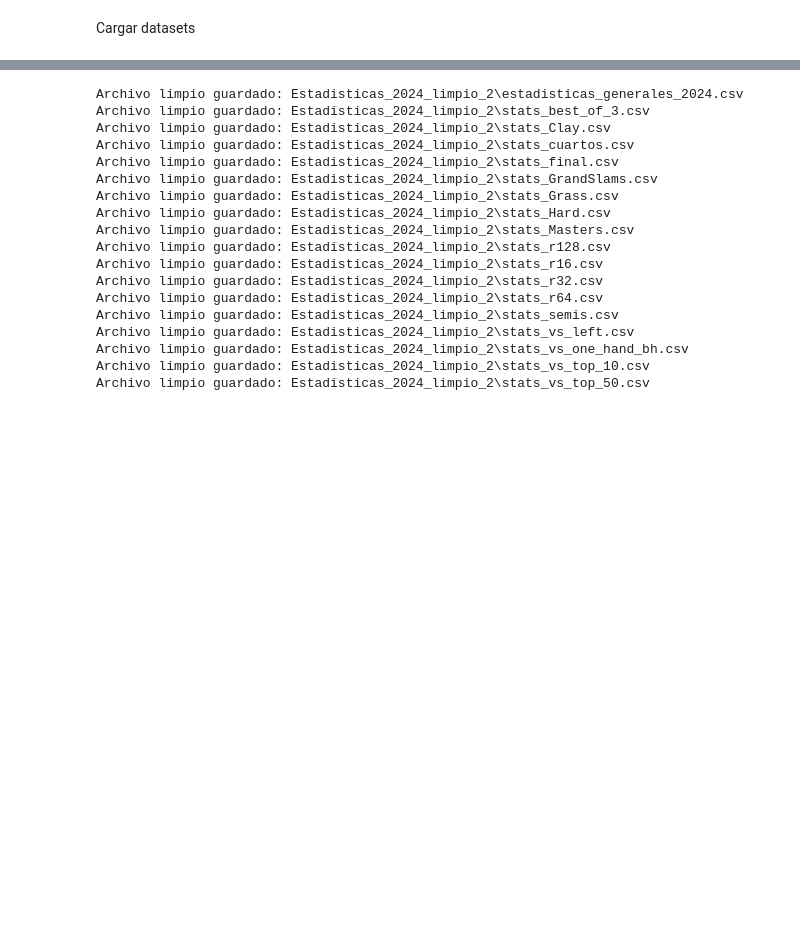
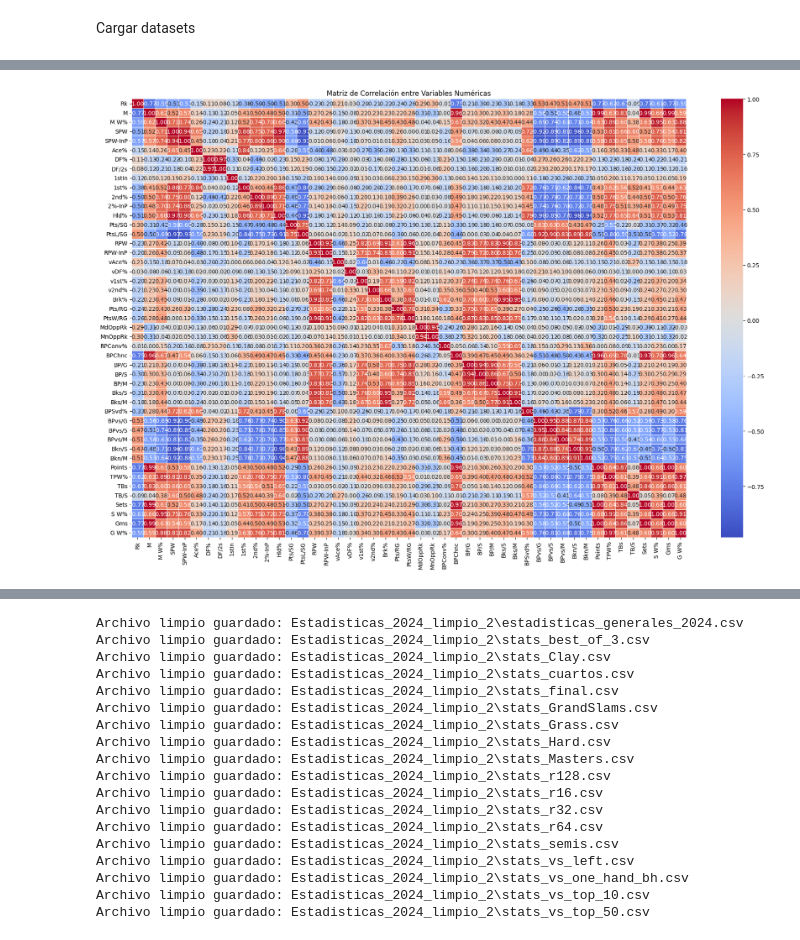
Before and after one commit to joseluis031/TFG_Tennis, a Jupyter notebook: limpieza_datos_gen.ipynb, the cells around one changed output, grey strips where cells are left out. Drawn from its saved outputs; the diff is of its cells as text; code cells hidden in the pictures; blank space fills up the shorter version.

```diff
--- a/limpieza_datos_gen.ipynb
+++ b/limpieza_datos_gen.ipynb
@@ -9,0 +43,6 @@ Cargar datasets
+# %%
+#quiero ver los valores nulos en cada columna en el dataset con un bucle
+print("\nValores nulos en el dataset:")
+for col in df.columns:
+    nulos = df[col].isnull().sum()
+    print(f"{col}: {nulos} nulos")
@@ -9,0 +67,6 @@ Cargar datasets
+# %%
+#quiero ver el tipo de dato de cada columna en el dataset con bucle
+print("\nTipos de datos en el dataset:")
+for col in df.columns:
+    tipo_dato = df[col].dtype
+    print(f"{col}: {tipo_dato}")
@@ -9,0 +286,31 @@ Cargar datasets
+# %%
+# Cargar el archivo
+# df = pd.read_csv("Estadisticas_2024_limpio_2/estadisticas_generales_2024.csv")
+
+# Eliminar columnas no numéricas o que contienen valores no convertibles directamente
+df_clean = df.copy()
+
+# # Quitar el símbolo '%' y convertir a float donde sea necesario
+# df_clean = df_clean.replace('%', '', regex=True)
+
+# # Convertir columnas relevantes a numéricas si es posible
+# for col in df_clean.columns:
+#     try:
+#         df_clean[col] = pd.to_numeric(df_clean[col])
+#     except:
+#         pass  # Mantener columnas que no pueden convertirse (como nombres de jugadores)
+
+# Seleccionar solo columnas numéricas
+df_numeric = df_clean.select_dtypes(include=['float64', 'int64'])
+
+# Calcular la matriz de correlación
+corr_matrix = df_numeric.corr()
+
+# Dibujar el mapa de calor
+plt.figure(figsize=(18, 12))
+sns.heatmap(corr_matrix, annot=True, fmt=".2f", cmap="coolwarm", linewidths=0.5)
+plt.title("Matriz de Correlación entre Variables Numéricas")
+plt.tight_layout()
+plt.show()
+# %% [output]
+[figure, added]
```
Also changed, not shown: parts of 16 cells of this notebook, 31 other files.
